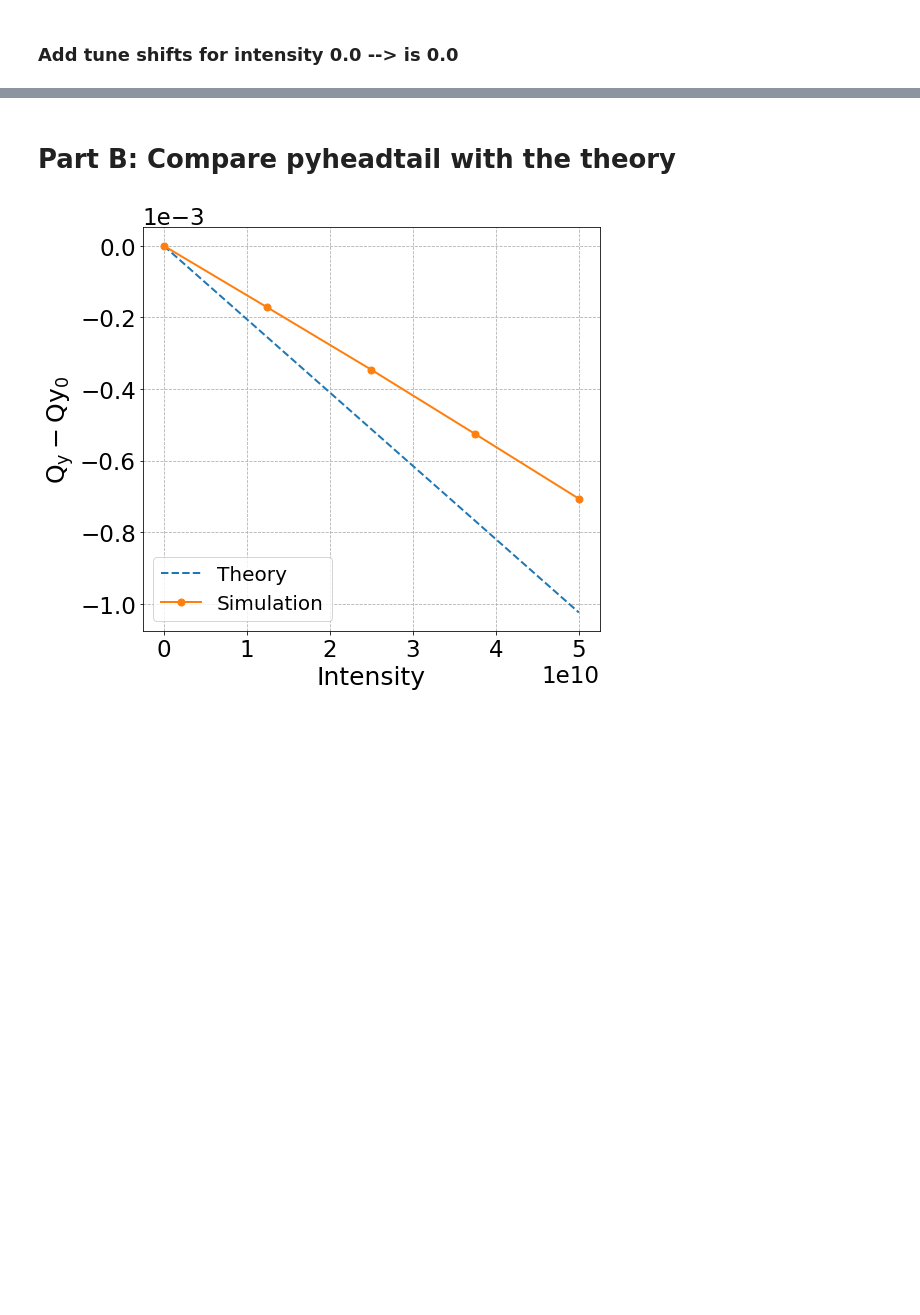
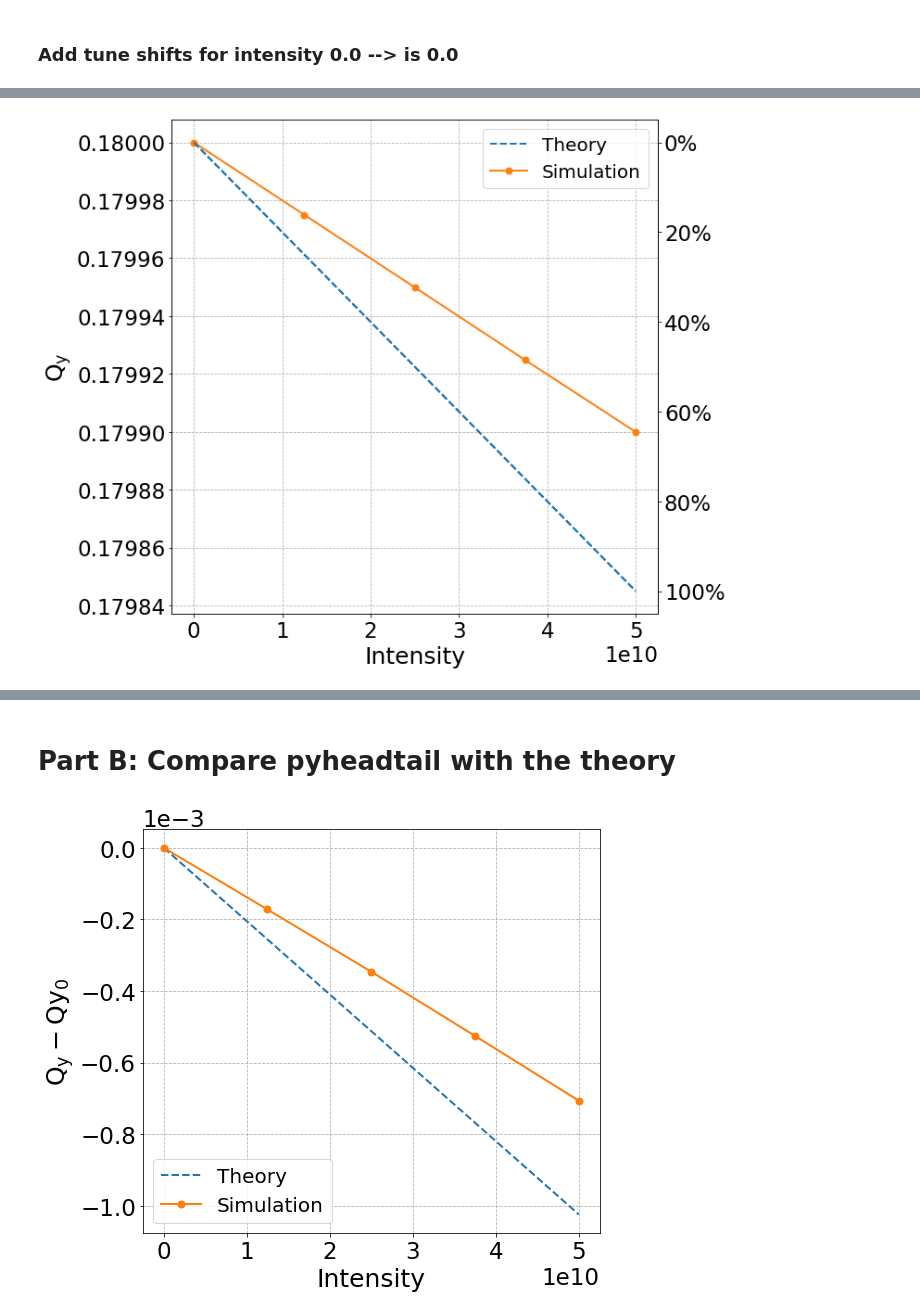
Before and after one commit to natriant/cc_rf_noise_pyheadtail, a Jupyter notebook: run_simulation/run_PyHEADTAIL_no_htcondor/impedance_studies/SPSheadtail_tune_shift_with_impedance-simple.ipynb, the cells around one changed output, grey strips where cells are left out. Drawn from its saved outputs; the diff is of its cells as text; code cells hidden in the pictures; blank space fills up the shorter version.

```diff
--- a/run_simulation/run_PyHEADTAIL_no_htcondor/impedance_studies/SPSheadtail_tune_shift_with_impedance-simple.ipynb
+++ b/run_simulation/run_PyHEADTAIL_no_htcondor/impedance_studies/SPSheadtail_tune_shift_with_impedance-simple.ipynb
@@ -358,0 +386,43 @@ if savefig:
+# %%
+Qx_list_theory = np.array(DQx_theory)+0.13
+Qy_list_theory = np.array(DQy_theory)+0.18
+# %%
+# Plot with percentages
+
+
+import matplotlib.ticker as mtick
+
+perc = np.linspace(0, 100,len(Qy_list_theory))
+
+fig, ax1 = plt.subplots(1,1, figsize=(10.5, 8.5))
+
+ax1.plot(intensity_list, Qy_list_theory, '--', c='C0', label='Theory')
+ax1.plot(intensity_list, Qy_list, '-o', c='C1', label='Simulation')
+
+
+ax1.set_ylabel(r'$\mathrm{Q_y}$')
+ax1.set_xlabel('Intensity')
+
+
+ax2 = ax1.twinx()
+ax2.plot(intensity_list, perc, '--', c='C0')#
+fmt = '%.0f%%' # Format you want the ticks, e.g. '40%'
+yticks = mtick.FormatStrFormatter(fmt)
+ax2.yaxis.set_major_formatter(yticks)
+ax2.invert_yaxis()
+
+
+#ax.set_xlim(0, 35)
+
+ax1.legend()
+ax1.ticklabel_format(axis='y', style='', scilimits=None, useOffset=False)#,
+#ax1.set_xticks(np.arange(0,40,5))
+
+ax1.grid(ls='--')
+plt.tight_layout()
+
+savefig = True
+if savefig:
+    plt.savefig('Qy_vs_intensity_vs_Chao_SPS_Q26_QpxQpy0_27cm_without_points_below_0.01ns_percentages.png')
+# %% [output]
+[figure, added]
```
Also changed, not shown: parts of 8 cells of this notebook, 21 other files.
